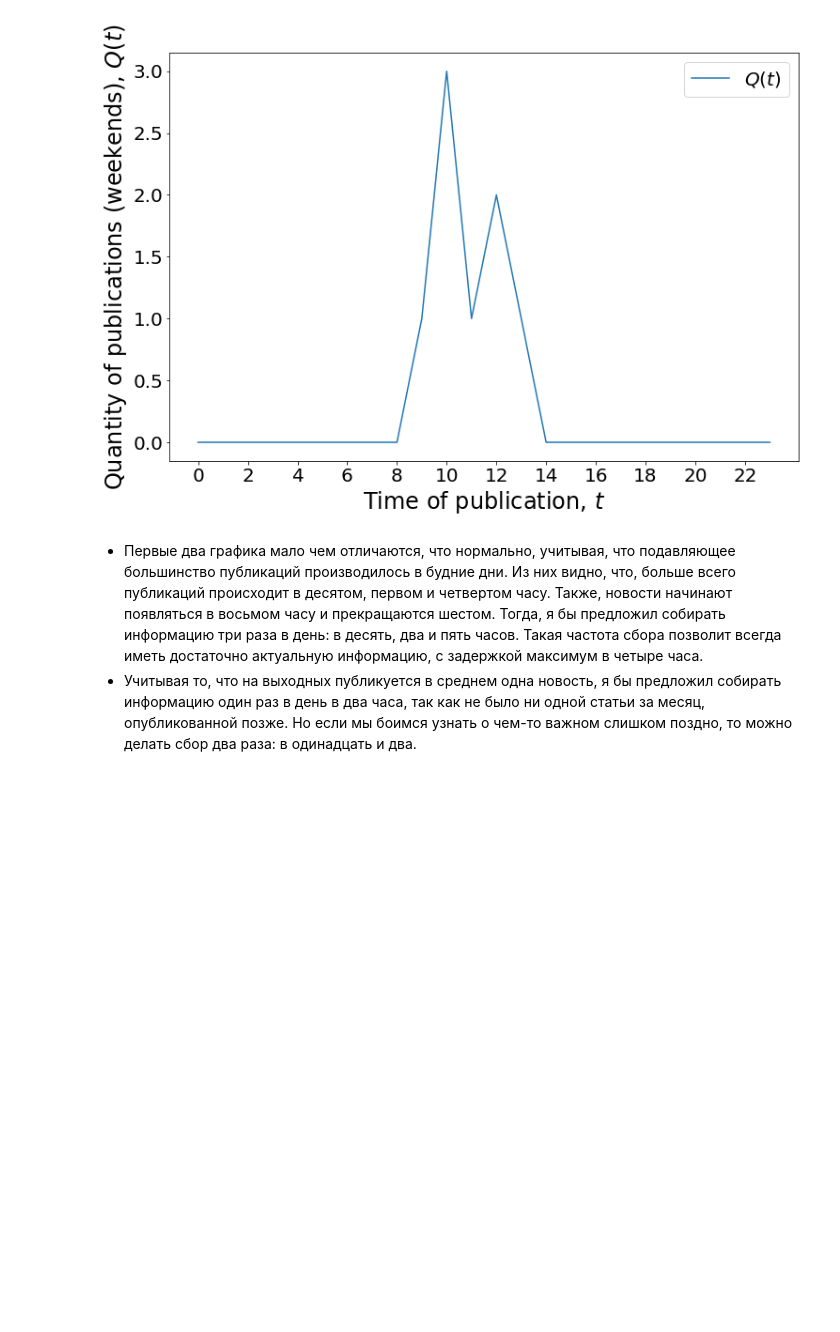
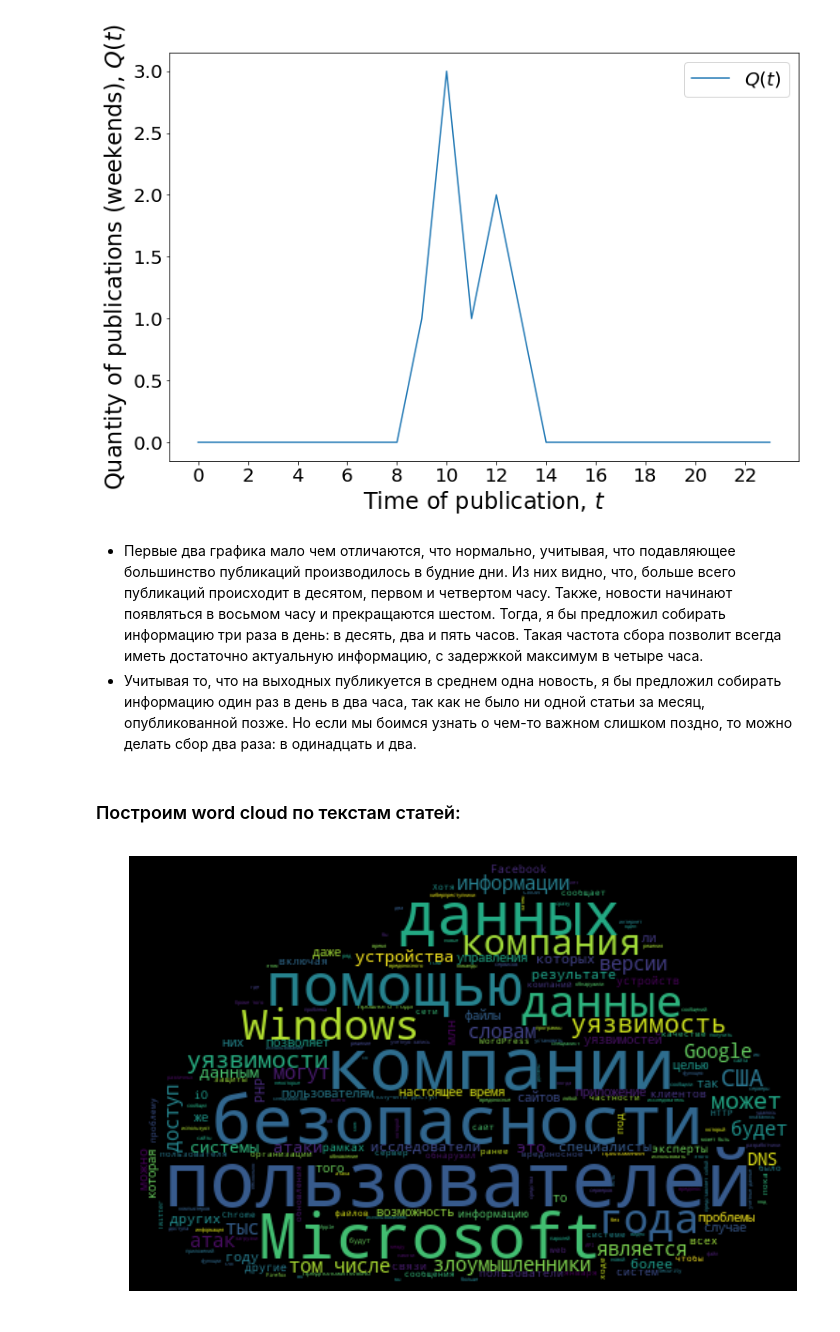
Before and after one commit to kmisterios/ispras, a Jupyter notebook: Test_task_report/report.ipynb, the cells around one changed output. Drawn from its saved outputs; the diff is of its cells as text; code cells hidden in the pictures; blank space fills up the shorter version.

```diff
--- a/Test_task_report/report.ipynb
+++ b/Test_task_report/report.ipynb
@@ -90,3 +108,27 @@ plt.show()
 # %% [markdown]
 * Первые два графика мало чем отличаются, что нормально, учитывая, что подавляющее большинство публикаций производилось в будние дни. Из них видно, что, больше всего публикаций происходит в десятом, первом и четвертом часу. Также, новости начинают появляться в восьмом часу и прекращаются шестом. Тогда, я бы предложил собирать информацию три раза в день: в десять, два и пять часов. Такая частота сбора позволит всегда иметь достаточно актуальную информацию, с задержкой максимум в четыре часа.
 * Учитывая то, что на выходных публикуется в среднем одна новость, я бы предложил собирать информацию один раз в день в два часа, так как не было ни одной статьи за месяц, опубликованной позже. Но если мы боимся узнать о чем-то важном слишком поздно, то можно делать сбор два раза: в одинадцать и два.
+# %% [markdown]
+### Построим word cloud по текстам статей:
+# %%
+import os
+
+from os import path
+from wordcloud import WordCloud, STOPWORDS
+from PIL import Image
+
+d = path.dirname(__file__) if "__file__" in locals() else os.getcwd()
+
+mask = np.array(Image.open(path.join(d, "cloud.png")))
+wordcloud = WordCloud(stopwords = {'на', 'для','не','по','как','что','за','да','уже','но','их','он','их','также',
+                                   'от','из','или','только','его','до','ее','еще','если','однако','через','при',
+                                  'был','они','после','все','была','согласно','которые','были','том числе',
+                                   'поскольку'},
+                      mask = mask).generate(text)
+
+plt.figure(figsize=(15,8))
+plt.imshow(wordcloud, interpolation='bilinear')
+plt.axis("off")
+plt.show()
+# %% [output]
+[figure, added]
```
Also changed, not shown: parts of 3 cells of this notebook, 10 other files.
